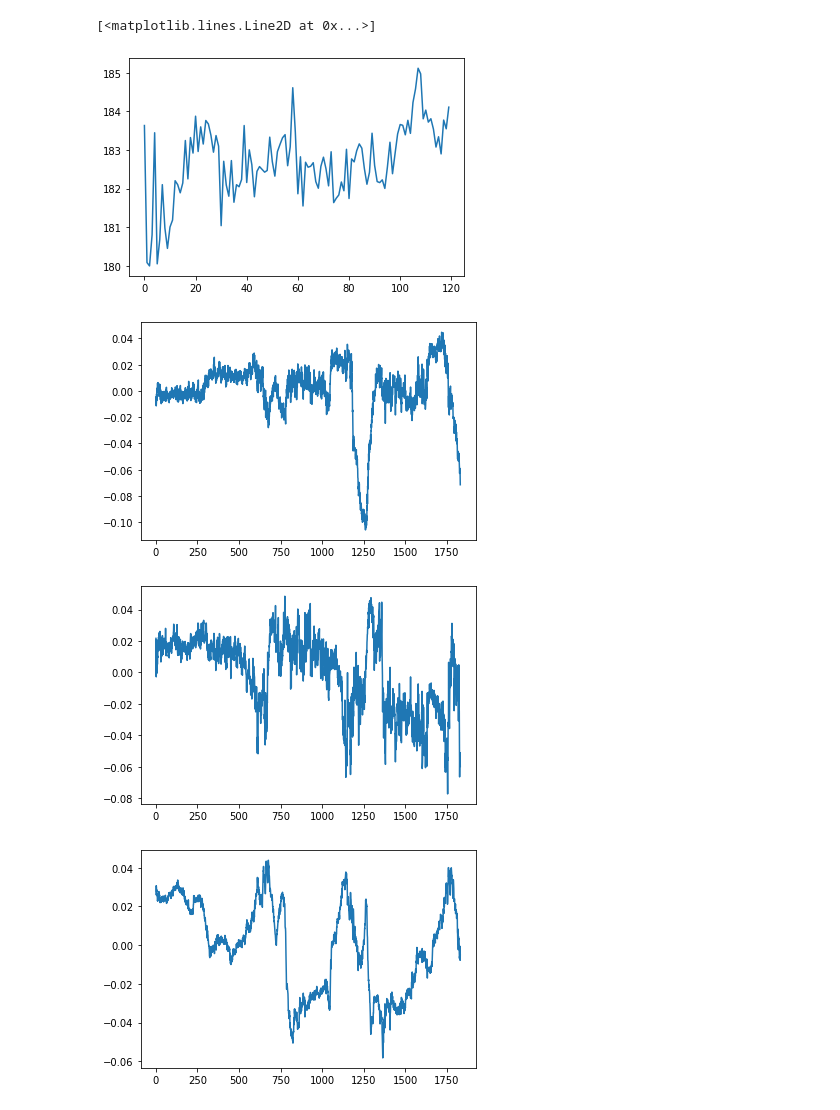
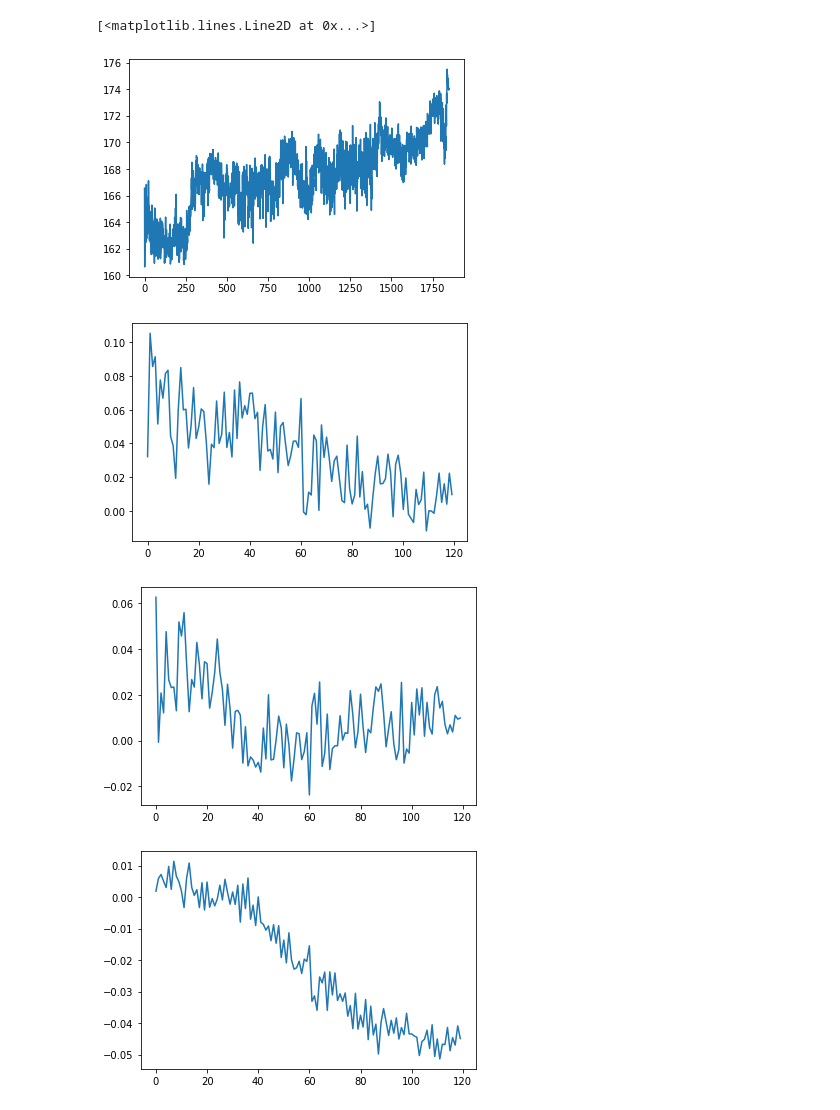
Before and after one commit to NoelleI/Udacity-Deployment, a Jupyter notebook: Heartbeat.ipynb, the cells around one changed output. Saved outputs shown, nothing was run; the diff lists cells and outputs as text; code cells hidden in the pictures.

```diff
--- a/Heartbeat.ipynb
+++ b/Heartbeat.ipynb
@@ -42,7 +39,7 @@ upper = np.array([20, 255, 255], dtype = "uint8")
 # to the gray
 
 
-camera = cv2.VideoCapture("skin_detect.MOV")
+camera = cv2.VideoCapture("IMG_3835.MOV")
 n_frames = int(camera.get(cv2.CAP_PROP_FRAME_COUNT))
 #classifier = cv2.CascadeClassifier('haarcascade_frontalface_default.xml')
 
@@ -162,8 +159,8 @@ plt.plot(ga[:120])
 # %%
-plt.plot(ba[:120])
+plt.plot(ba)
 # %% [output]
 [<matplotlib.lines.Line2D at 0x...>]
-[figure, old version]
+[figure, new version]
 # %%
 X = np.array(list(zip(ra,ga,ba)))
 # %%
@@ -174,16 +171,16 @@ X_transformed = transformer.fit_transform(X)
 # %%
 X_indep = X_transformed.transpose()
 # %%
-plt.plot(X_indep[0])
+plt.plot(X_indep[0][:120])
 plt.show()
-plt.plot(X_indep[1])
+plt.plot(X_indep[1][:120])
 plt.show()
-plt.plot(X_indep[2])
+plt.plot(X_indep[2][:120])
 plt.show()
 # %% [output]
-[figure, old version]
+[figure, new version]
-[figure, old version]
+[figure, new version]
-[figure, old version]
+[figure, new version]
 # %%
 from scipy import signal
 x1 = X_indep[1] - X_indep[1].mean()
```
Also changed, not shown: parts of 19 cells of this notebook.
